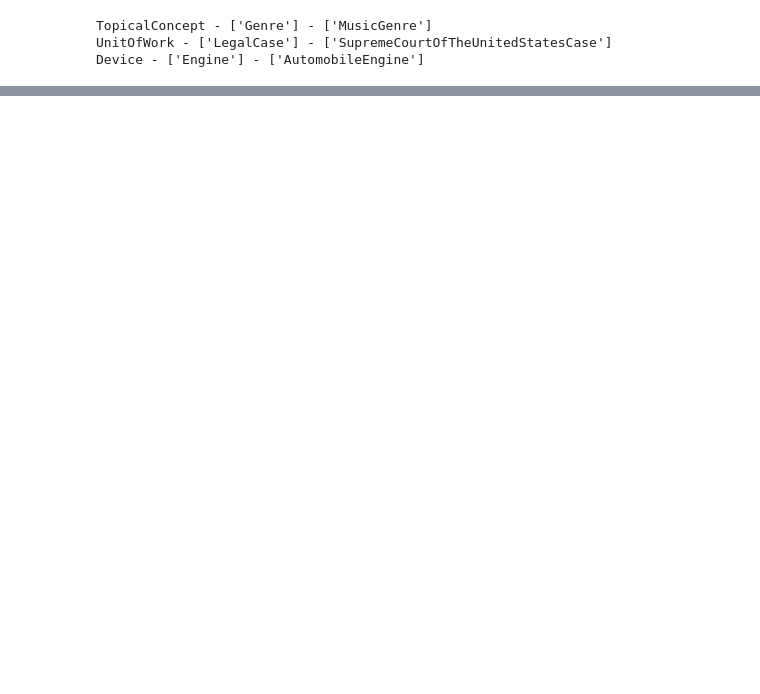
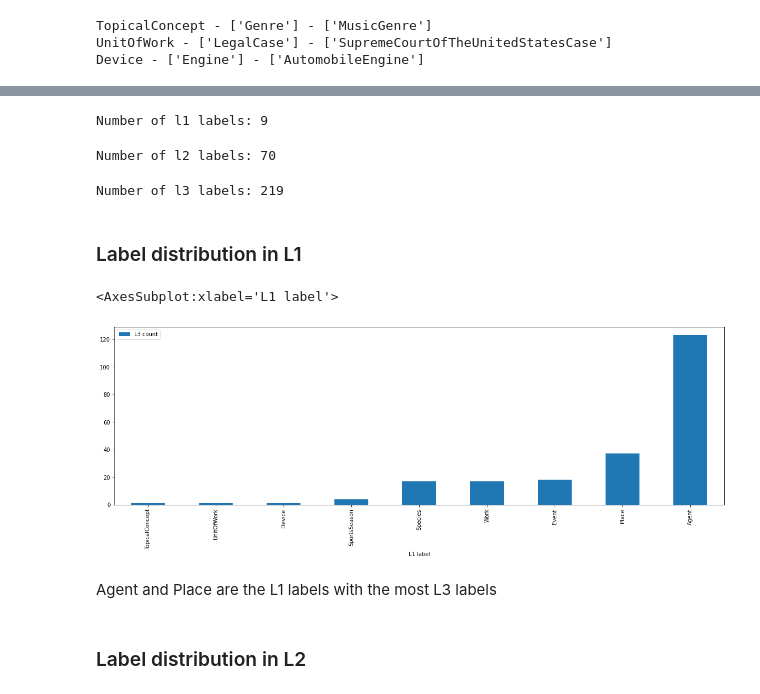
Before and after one commit to talvany/hierarchiclass, a Jupyter notebook: notebooks/Analyse data.ipynb, the cells around one changed output, grey strips where cells are left out. Cells and saved outputs as stored; diff of their text form; code cells hidden in the pictures; blank space fills up the shorter version.

```diff
--- a/notebooks/Analyse data.ipynb
+++ b/notebooks/Analyse data.ipynb
@@ -110,14 +105,3 @@ for l1_label in df.l1.unique():
 TopicalConcept - ['Genre'] - ['MusicGenre']
 UnitOfWork - ['LegalCase'] - ['SupremeCourtOfTheUnitedStatesCase']
 Device - ['Engine'] - ['AutomobileEngine']
-# %%
-counts = list()
-
-for label in df.l2.unique():
-    size = len(df[df['l2'] == label].l3.unique())
-    counts.append(size)
-    l1_label = df[df['l2'] == label].l1.unique()
-    if size > 8:
-        print(f'{size}: {label}: {l1_label}')
-
-print(sorted(counts))
@@ -128,10 +107,0 @@ print(sorted(counts))
-# %%
-counts = list()
-
-for label in df.l1.unique():
-    size = len(df[df['l1'] == label].l2.unique())
-    counts.append(size)
-    if size > 8:
-        print(f'{size}: {label}')
-
-print(sorted(counts))
@@ -242,0 +122,33 @@ len(df.l3.unique())
+# %%
+print(f'Number of l1 labels: {len(df.l1.unique())}')
+# %% [output]
+Number of l1 labels: 9
+# %%
+print(f'Number of l2 labels: {len(df.l2.unique())}')
+# %% [output]
+Number of l2 labels: 70
+# %%
+print(f'Number of l3 labels: {len(df.l3.unique())}')
+# %% [output]
+Number of l3 labels: 219
+# %% [markdown]
+### Label distribution in L1
+# %%
+# counts for how many L3 labels each L2 label has
+counts = list()
+
+for label in df.l1.unique():
+    size = len(df[df['l1'] == label].l3.unique())
+    counts.append((label, size))
+
+counts = sorted(counts, key=lambda x: x[1])
+counts_df = pd.DataFrame(counts, columns=['L1 label', 'L3 count'])
+# %%
+counts_df.plot.bar(0, 1, figsize=(20,6))
+# %% [output]
+<AxesSubplot:xlabel='L1 label'>
+[figure, added]
+# %% [markdown]
+Agent and Place are the L1 labels with the most L3 labels
+# %% [markdown]
+### Label distribution in L2
```
Also changed, not shown: parts of 50 cells of this notebook.
